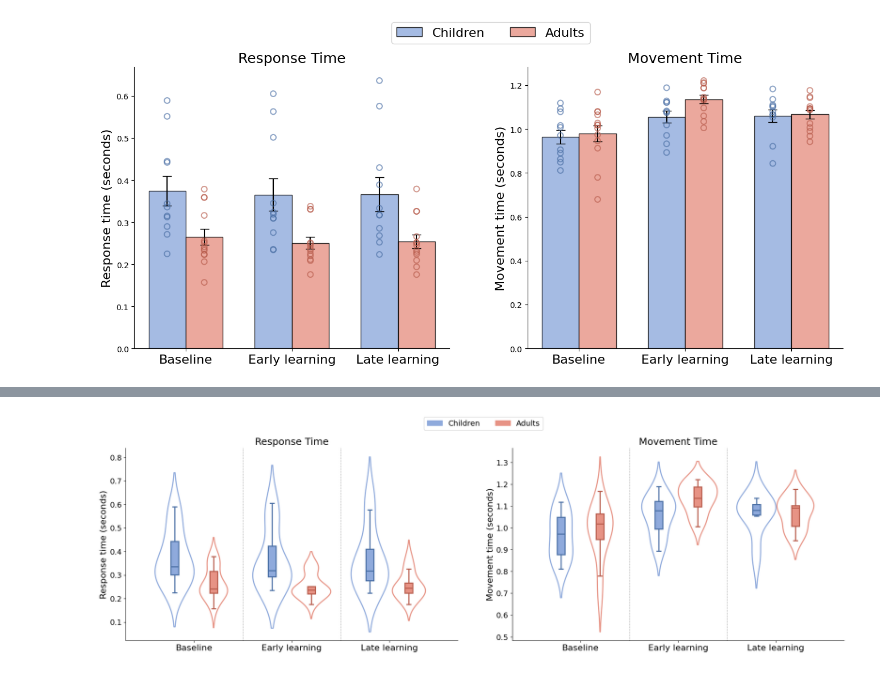
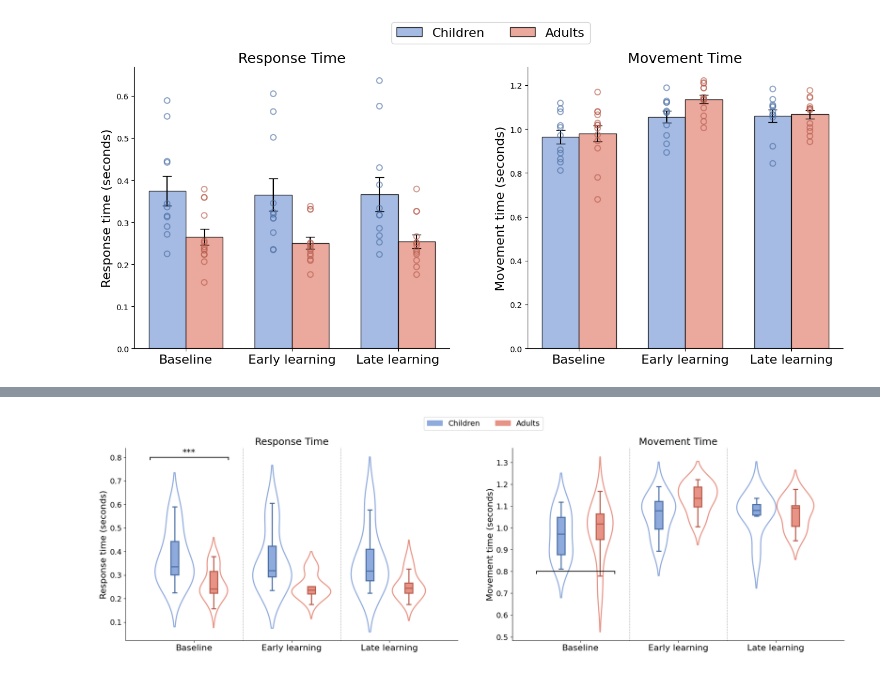
Before and after one commit to siddiskid/IMM-Lab, a Jupyter notebook: sidd_scripts/figures.ipynb, the cells around one changed output, grey strips where cells are left out. Drawn from its saved outputs; the diff is of its cells as text; code cells hidden in the pictures.

Commit message:
plots update

```diff
--- a/sidd_scripts/figures.ipynb
+++ b/sidd_scripts/figures.ipynb
@@ -317,7 +317,7 @@ rt_df = pd.DataFrame(rt_data)
 fig, axes = plt.subplots(1, 2, figsize=(20, 6), sharey=False)
 plt.subplots_adjust(wspace=20)
 
-# --- Response Time violin plot ---
+# response time violin plot
 sns.violinplot(ax=axes[0], x="Phase", y="Value", hue="Group", data=rt_df, split=False, inner=None, palette=["#8faadc", "#e79385"], fill=False, linewidth=2)
 axes[0].set_ylabel("Response time (seconds)", fontsize=16)
 axes[0].set_xlabel("")
@@ -326,14 +326,14 @@ axes[0].spines['top'].set_visible(False)
 axes[0].spines['right'].set_visible(False)
 axes[0].legend_.remove()
 
-# Add vertical dotted lines between phases for Response Time plot
+# vertical dotted lines
 for i in range(len(phases) - 1):
     axes[0].axvline(x=i + 0.5, color='gray', linestyle=':', linewidth=1)
 
-# Overlay boxplots at correct positions
-box_width = 0.08  # smaller width
+# boxplots
+box_width = 0.08
 for i in range(3):
-    # Children
+    # children
     data_c = child_rt_all[i]
     pos_c = i - 0.2
     bplot_c = axes[0].boxplot(data_c, positions=[pos_c], widths=box_width, patch_artist=True,
@@ -342,7 +342,7 @@ for i in range(3):
                               whiskerprops=dict(color="#4a6fa5", linewidth=2),
                               capprops=dict(color="#4a6fa5", linewidth=2),
                               flierprops=dict(marker='', color="#4a6fa5", alpha=0.3))
-    # Adults
+    # adults
     data_a = adult_rt_all[i]
     pos_a = i + 0.2
     bplot_a = axes[0].boxplot(data_a, positions=[pos_a], widths=box_width, patch_artist=True,
@@ -352,12 +352,14 @@ for i in range(3):
                               capprops=dict(color="#b85c4c", linewidth=2),
                               flierprops=dict(marker='', color="#b85c4c", alpha=0.3))
 
-# Set x-ticks and labels for Response Time plot
 axes[0].set_xticks(phase_indices)
 axes[0].set_xticklabels(labels, fontsize=16)
 axes[0].tick_params(axis='y', labelsize=14)
 
-# --- Movement Time violin plot ---
+# Add horizontal line to response time plot
+# axes[0].plot([-5, 1], [2, 2], 'k-')
+
+# movement time violin plot
 sns.violinplot(ax=axes[1], x="Phase", y="Value", hue="Group", data=mt_df, split=False, inner=None, palette=["#8faadc", "#e79385"], fill=False, linewidth=2)
 axes[1].set_ylabel("Movement time (seconds)", fontsize=16)
 axes[1].set_xlabel("")
@@ -366,41 +368,61 @@ axes[1].spines['top'].set_visible(False)
 axes[1].spines['right'].set_visible(False)
 axes[1].legend_.remove()
 
-# Add vertical dotted lines between phases for Movement Time plot
+# vertical dotted lines
 for i in range(len(phases) - 1):
     axes[1].axvline(x=i + 0.5, color='gray', linestyle=':', linewidth=1)
 
-# Overlay boxplots at correct positions
+# boxplots
 for i in range(3):
-    # Children
+    # children
     data_c = child_mt_all[i]
     pos_c = i - 0.2
     bplot_c = axes[1].boxplot(data_c, positions=[pos_c], widths=box_width, patch_artist=True,
                               boxprops=dict(facecolor="#8faadc", color="#4a6fa5", linewidth=2),
                               medianprops=dict(color="#4a6fa5", linewidth=2),
                               whiskerprops=dict(color="#4a6fa5", linewidth=2),
                               capprops=dict(color="#4a6fa5", linewidth=2),
                               flierprops=dict(marker='', color="#4a6fa5", alpha=0.3))
-    # Adults
+    # adults
     data_a = adult_mt_all[i]
     pos_a = i + 0.2
     bplot_a = axes[1].boxplot(data_a, positions=[pos_a], widths=box_width, patch_artist=True,
                               boxprops=dict(facecolor="#e79385", color="#b85c4c", linewidth=2),
                               medianprops=dict(color="#b85c4c", linewidth=2),
                               whiskerprops=dict(color="#b85c4c", linewidth=2),
                               capprops=dict(color="#b85c4c", linewidth=2),
                               flierprops=dict(marker='', color="#b85c4c", alpha=0.3))
 
-# Set x-ticks and labels for Movement Time plot
 axes[1].set_xticks(phase_indices)
 axes[1].set_xticklabels(labels, fontsize=16)
 axes[1].tick_params(axis='y', labelsize=14)
 
 from matplotlib.patches import Patch
 custom_legend = [Patch(facecolor="#8faadc", edgecolor="#8faadc", label="Children"),
                  Patch(facecolor="#e79385", edgecolor="#e79385", label="Adults")]
 fig.legend(custom_legend, ["Children", "Adults"], fontsize=14, loc='upper center', bbox_to_anchor=(0.5, 1.05), ncol=2)
 plt.tight_layout(rect=[0, 0, 1, 0.97])
+
+x_left_0 = -0.45
+x_right_0 = 0.35
+y_top_0 = 0.8
+y_bottom_0 = 0.79
+
+axes[0].plot([x_left_0, x_right_0], [y_top_0, y_top_0], 'k-')
+axes[0].plot([x_left_0, x_left_0], [y_top_0, y_bottom_0], 'k-')
+axes[0].plot([x_right_0, x_right_0], [y_top_0, y_bottom_0], 'k-')
+
+axes[0].text(-0.12, y_top_0 + 0.01, "***", fontsize=16)
+
+x_left_1 = -0.45
+x_right_1 = 0.35
+y_top_1 = 0.8
+y_bottom_1 = 0.79
+
+axes[1].plot([x_left_1, x_right_1], [y_top_1, y_top_1], 'k-')
+axes[1].plot([x_left_1, x_left_1], [y_top_1, y_bottom_1], 'k-')
+axes[1].plot([x_right_1, x_right_1], [y_top_1, y_bottom_1], 'k-')
+
 plt.show()
 # %% [output]
-[figure, old version]
+[figure, new version]
```
Also changed, not shown: parts of 3 cells of this notebook.
